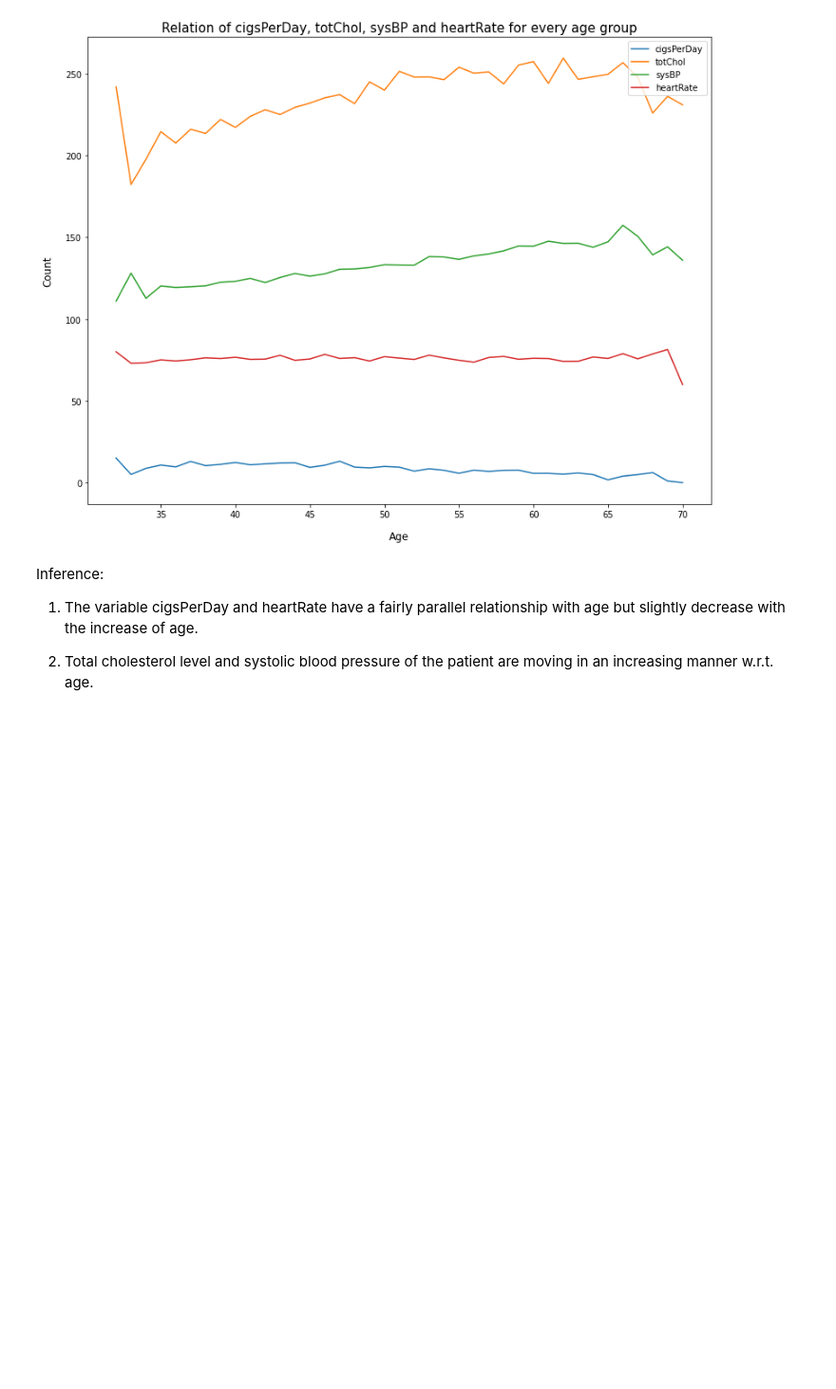
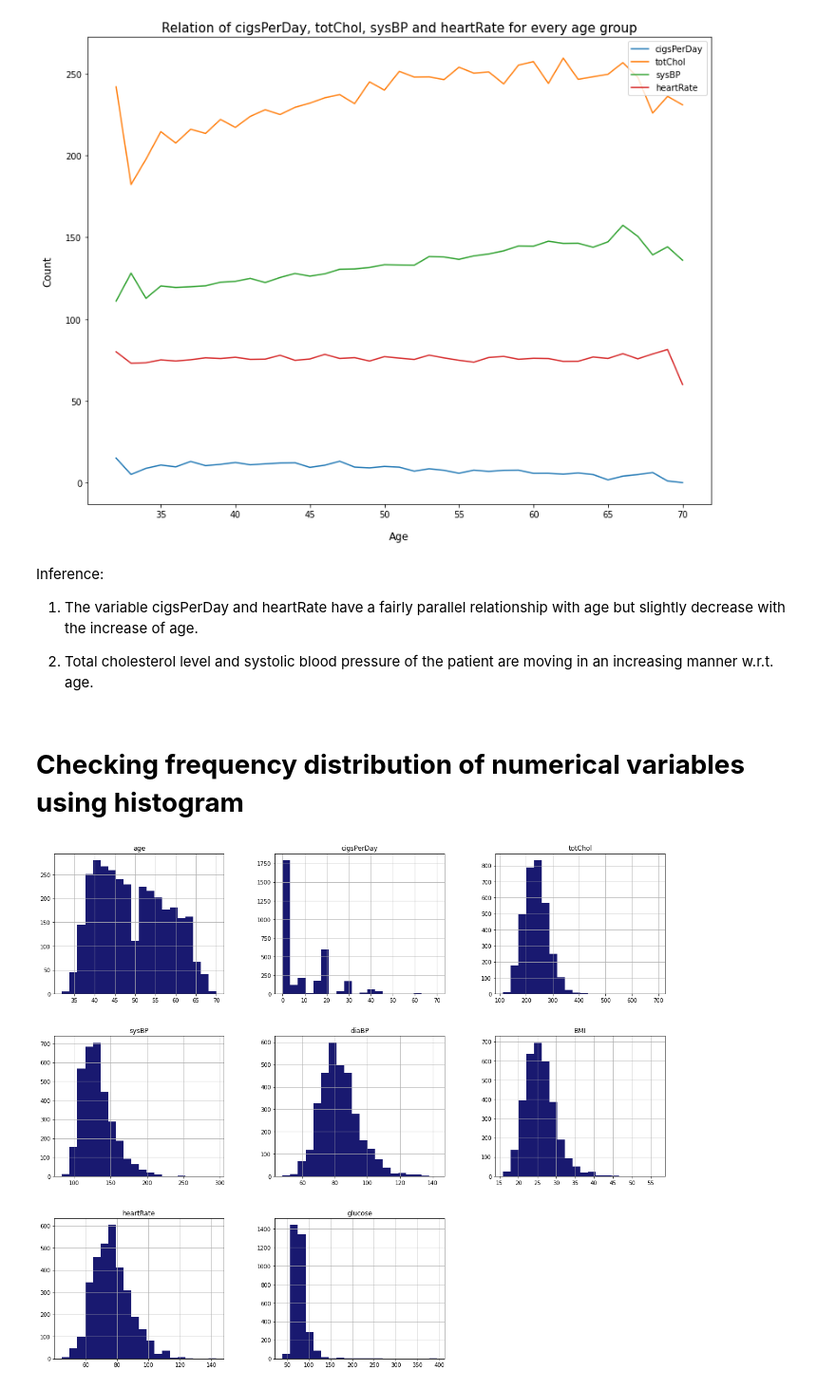
Before and after one commit to Akshadanair/Cardiovascular-Risk-Prediction, a Jupyter notebook: Cardiovascular_Risk_Prediction.ipynb, the cells around one changed output. Shown at 95% size. Cells and saved outputs as stored; diff of their text form; code cells hidden in the pictures; blank space fills up the shorter version.

```diff
--- a/Cardiovascular_Risk_Prediction.ipynb
+++ b/Cardiovascular_Risk_Prediction.ipynb
@@ -572,3 +575,11 @@ Inference:
 1. The variable cigsPerDay and heartRate have a fairly parallel relationship with age but slightly decrease with the increase of age.
 
 2. Total cholesterol level and systolic blood pressure of the patient are moving in an increasing manner w.r.t. age.
+# %% [markdown]
+# **Checking frequency distribution of numerical variables using histogram**
+# %%
+#Frequency distribution of variables to visualize their distribution
+cardio_data[num_variables].hist(bins = 20 , color = "midnightblue", figsize = (20,17))
+plt.show()
+# %% [output]
+[figure, added]
```
Also changed, not shown: parts of 9 cells of this notebook.
